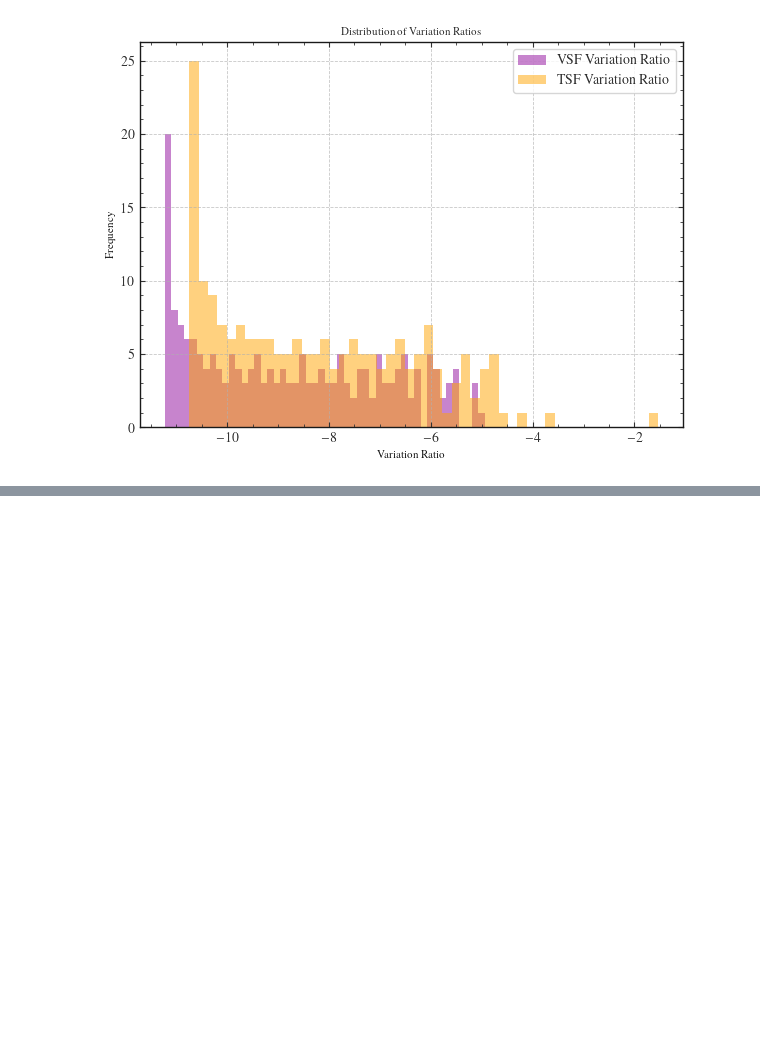
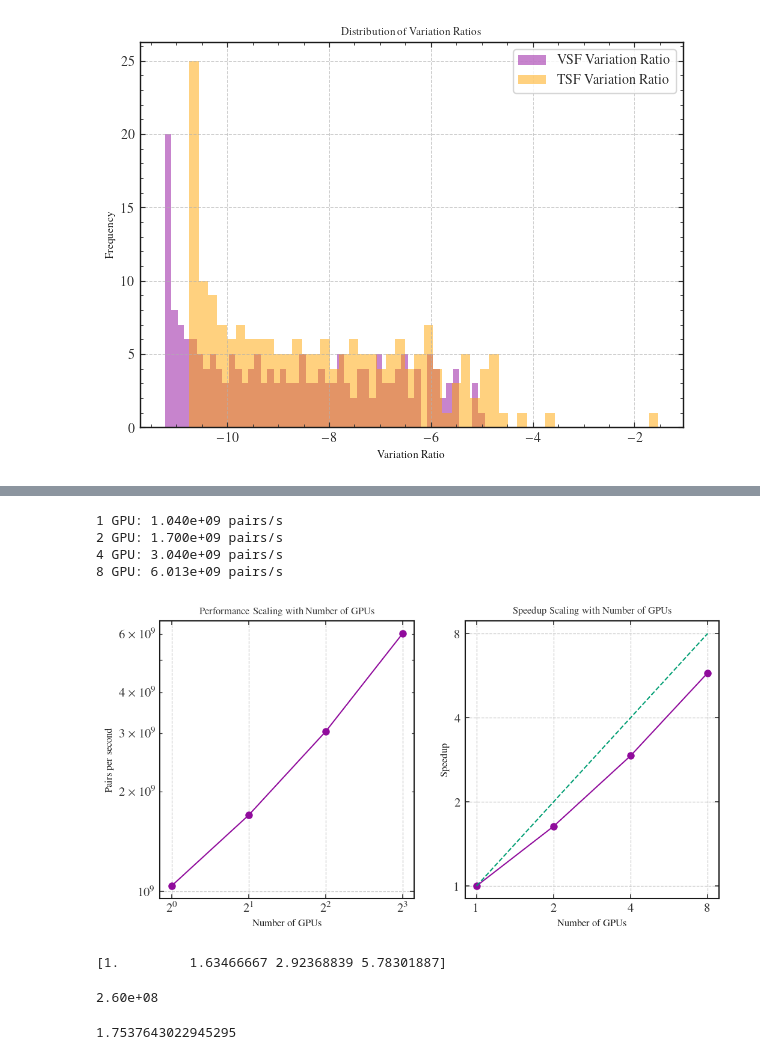
Before and after one commit to thomasarintoul/CASTLE, a Jupyter notebook: test_outputs/output_test.ipynb, the cells around one changed output, grey strips where cells are left out. Cells and saved outputs as stored; diff of their text form; code cells hidden in the pictures; blank space fills up the shorter version.

```diff
--- a/test_outputs/output_test.ipynb
+++ b/test_outputs/output_test.ipynb
@@ -289,0 +461,56 @@ plt.show()
+# %%
+times = np.array([(30*60)+39, (18*60)+45, (10*60)+29, (5*60)+18])
+pairs = 1.912e+12
+
+pairs_per_s = pairs / times
+print(f"1 GPU: {pairs_per_s[0]:.3e} pairs/s")
+print(f"2 GPU: {pairs_per_s[1]:.3e} pairs/s")
+print(f"4 GPU: {pairs_per_s[2]:.3e} pairs/s")
+print(f"8 GPU: {pairs_per_s[3]:.3e} pairs/s")
+
+import matplotlib.pyplot as plt
+
+plt.style.use('/home/user/c23052501/PhD_Analysis_Work/cairn.mplstyle')
+
+fig, axes = plt.subplots(1, 2, figsize=(8, 4), dpi=150)
+axes[0].plot([1, 2, 4, 8], pairs_per_s, marker='o')
+axes[0].set_xscale('log', base=2)
+axes[0].set_yscale('log', base=10)
+axes[0].set_xlabel('Number of GPUs')
+axes[0].set_ylabel('Pairs per second')
+axes[0].set_title('Performance Scaling with Number of GPUs')
+axes[0].grid(True)
+
+axes[1].plot([1, 2, 4, 8], pairs_per_s / pairs_per_s[0], marker='o')
+axes[1].plot([1, 2, 4, 8], [1, 2, 4, 8], linestyle='--', label='Ideal Scaling')
+axes[1].set_xscale('log', base=2)
+axes[1].set_yscale('log', base=2)
+axes[1].set_xlabel('Number of GPUs')
+axes[1].set_ylabel('Speedup')
+axes[1].set_xticks([1, 2, 4, 8])
+axes[1].set_xticklabels([1, 2, 4, 8])
+axes[1].set_yticks([1, 2, 4, 8])
+axes[1].set_yticklabels([1, 2, 4, 8])
+
+axes[1].set_title('Speedup Scaling with Number of GPUs')
+axes[1].grid(True)
+
+plt.show()
+
+
+print(pairs_per_s / pairs_per_s[0])
+# %% [output]
+1 GPU: 1.040e+09 pairs/s
+2 GPU: 1.700e+09 pairs/s
+4 GPU: 3.040e+09 pairs/s
+8 GPU: 6.013e+09 pairs/s
+[figure, added]
+[1.         1.63466667 2.92368839 5.78301887]
+# %%
+print(f"{1.912e+12 / ((122 * 60)+30):.2e}" )
+# %% [output]
+2.60e+08
+# %%
+(2.732e+15 / 6.01e9) / 3600 / 24 / 3
+# %% [output]
+1.7537643022945295
```
Also changed, not shown: parts of 10 cells of this notebook, 6 other files.
